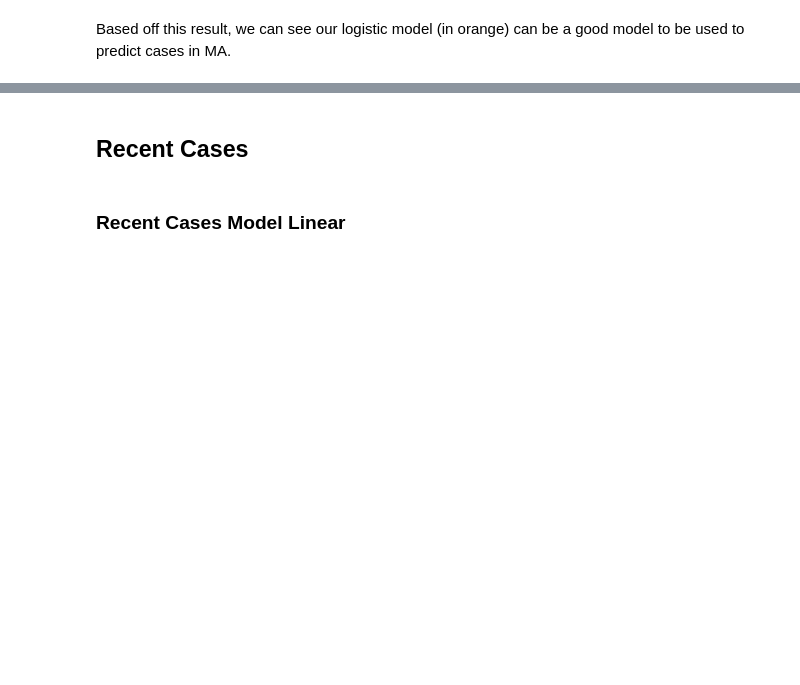
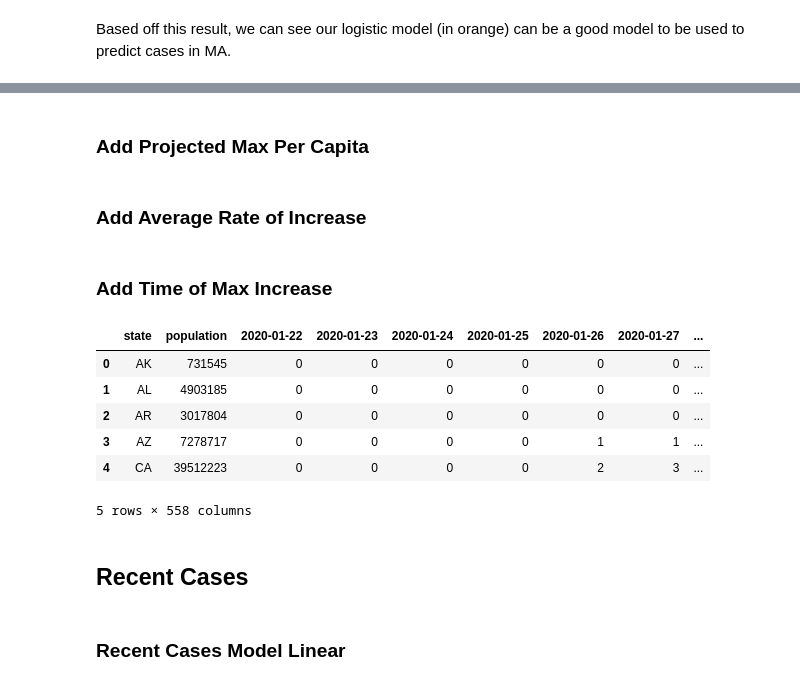
Before and after one commit to thudsonbu/ds-project-1, a Jupyter notebook: project-1.ipynb, the cells around one changed output, grey strips where cells are left out. Cells and saved outputs as stored; diff of their text form; code cells hidden in the pictures; blank space fills up the shorter version.

```diff
--- a/project-1.ipynb
+++ b/project-1.ipynb
@@ -253,3 +261,12 @@ def make_projection( model, x_data, y_data, points ):
+# %%
+def get_max_inc( y_data ):
+    x_len = y_data.shape[0]
+
+    x_data = np.linspace( 0, x_len, num=x_len )
+
+    found_betas, covariance = regression( logistic_model, x_data, y_data )
+
+    return found_betas[2]
 # %% [markdown]
 Using the make_projections function, we are able to use our logistic_model to fit to our correlations. Assuming the correlaitons are similiar to the logistic_model output, we can further explore the correlation using a hypothesis test.
 # %% [markdown]
@@ -289,3 +308,33 @@ Based off this result, we can see our logistic model (in orange) can be a good m
+# %%
+projected = cases_ts.aggregate( func=project_max, axis=1 )
+
+pop_case_elec = pop_case_elec.merge( projected.to_frame(name='projected_max'), on='state')
+# %% [markdown]
+### Add Projected Max Per Capita
+# %%
+pop_case_elec['projected_max_per_cap'] = pop_case_elec['projected_max'] / pop_case_elec['population']
+# %% [markdown]
+### Add Average Rate of Increase
+# %%
+total_days = pop_case_elec.shape[1]
+
+pop_case_elec['avg_rate_increase'] = ( pop_case_elec['2021-07-21'] - pop_case_elec['2020-01-22'] ) / total_days
+# %% [markdown]
+### Add Time of Max Increase
+# %%
+projected = cases_ts.aggregate( func=get_max_inc, axis=1 )
+
+pop_case_elec = pop_case_elec.merge( projected.to_frame(name='time_max_inc'), on='state')
+
+pop_case_elec.head()
+# %% [output]
+|  | state | population | 2020-01-22 | 2020-01-23 | 2020-01-24 | 2020-01-25 | 2020-01-26 | 2020-01-27 | ... |
+| 0 | AK | 731545 | 0 | 0 | 0 | 0 | 0 | 0 | ... |
+| 1 | AL | 4903185 | 0 | 0 | 0 | 0 | 0 | 0 | ... |
+| 2 | AR | 3017804 | 0 | 0 | 0 | 0 | 0 | 0 | ... |
+| 3 | AZ | 7278717 | 0 | 0 | 0 | 0 | 1 | 1 | ... |
+| 4 | CA | 39512223 | 0 | 0 | 0 | 0 | 2 | 3 | ... |
+5 rows × 558 columns
 # %% [markdown]
 ## Recent Cases
 # %% [markdown]
```
Also changed, not shown: parts of 8 cells of this notebook.
